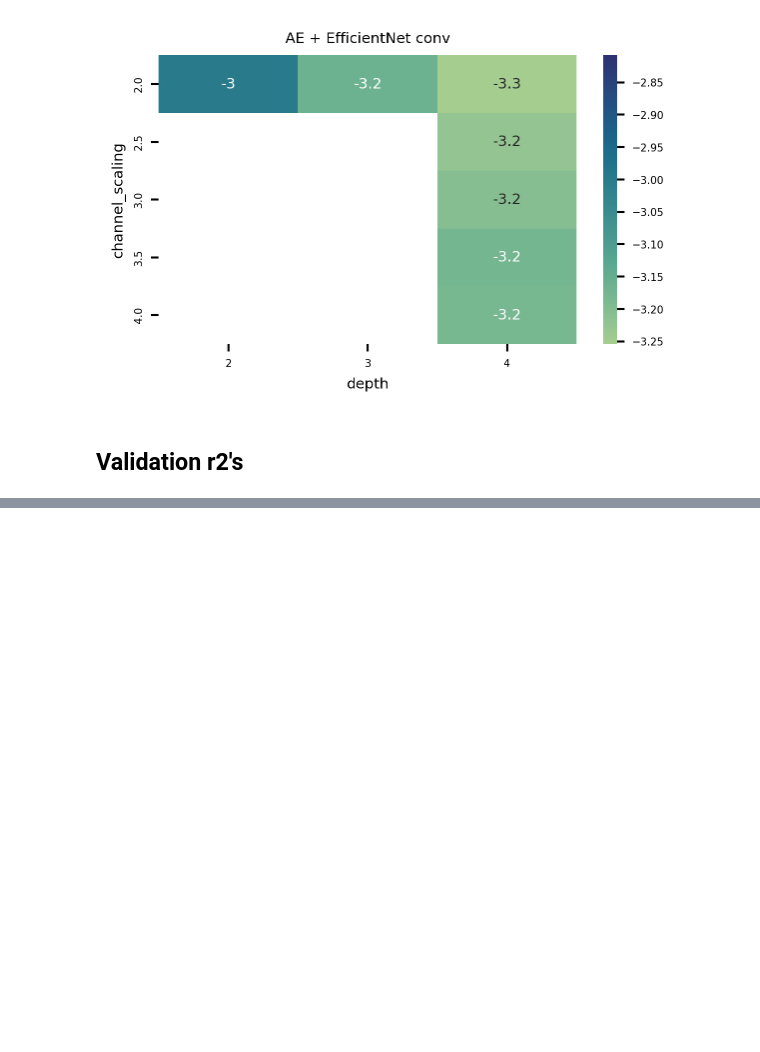
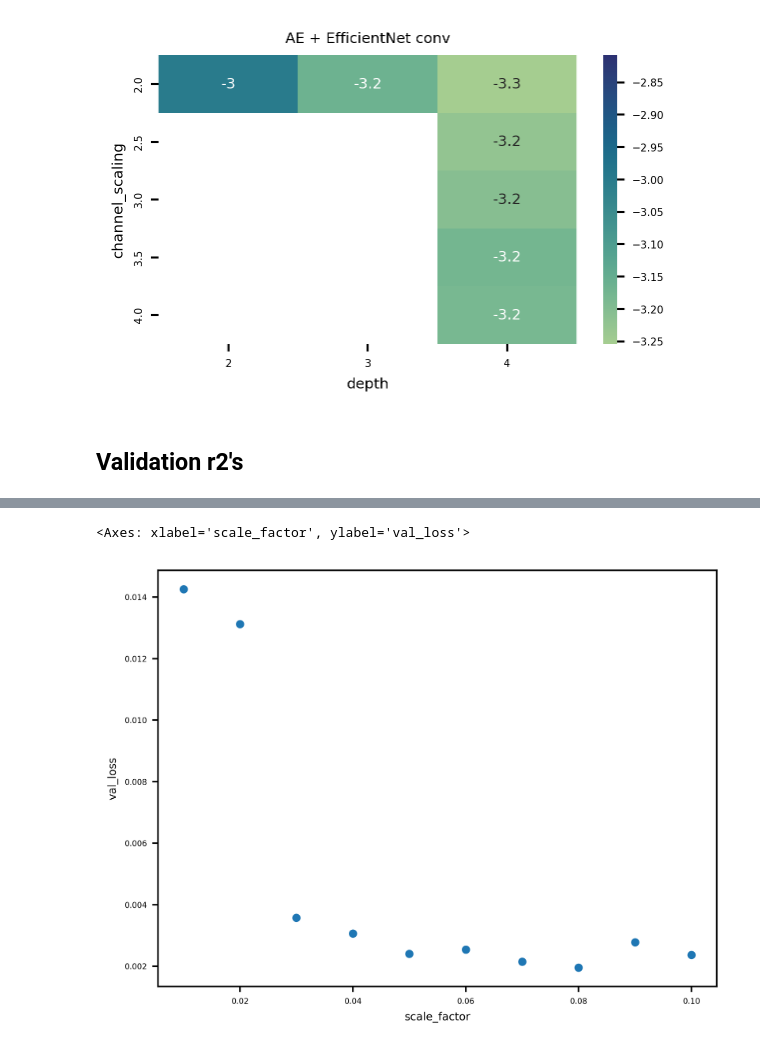
Before and after one commit to dattalab/ontogeny-of-behavior, a Jupyter notebook: notebooks/processing/size-norm-cnn-modeling/06-stage2-parameter-set.ipynb, the cells around one changed output, grey strips where cells are left out. Saved outputs shown, nothing was run; the diff lists cells and outputs as text; code cells hidden in the pictures; blank space fills up the shorter version.

```diff
--- a/notebooks/processing/size-norm-cnn-modeling/06-stage2-parameter-set.ipynb
+++ b/notebooks/processing/size-norm-cnn-modeling/06-stage2-parameter-set.ipynb
@@ -492,0 +577,6 @@ for arch in archs:
+# %%
+tmp = out.groupby('epoch').mean()
+tmp.query('scale_factor > 0').plot(kind='scatter', x='scale_factor', y='val_loss')
+# %% [output]
+<Axes: xlabel='scale_factor', ylabel='val_loss'>
+[figure, added]
```
Also changed, not shown: parts of 39 cells of this notebook, 18 other files.
